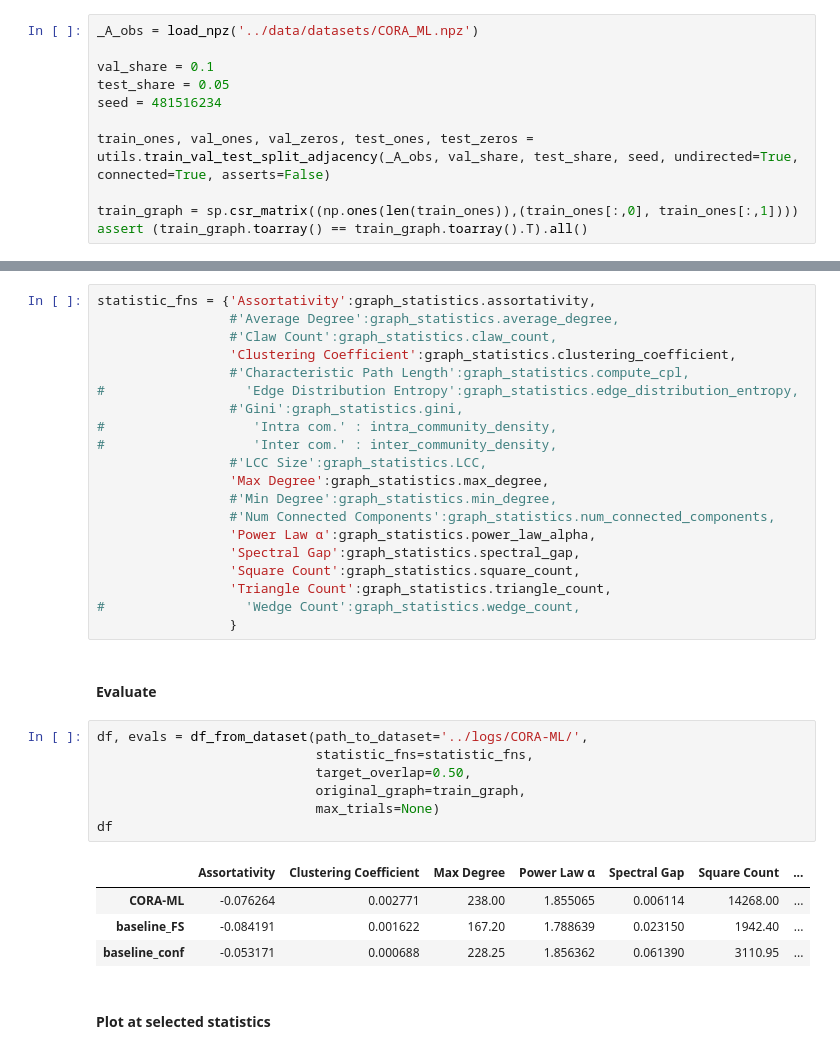
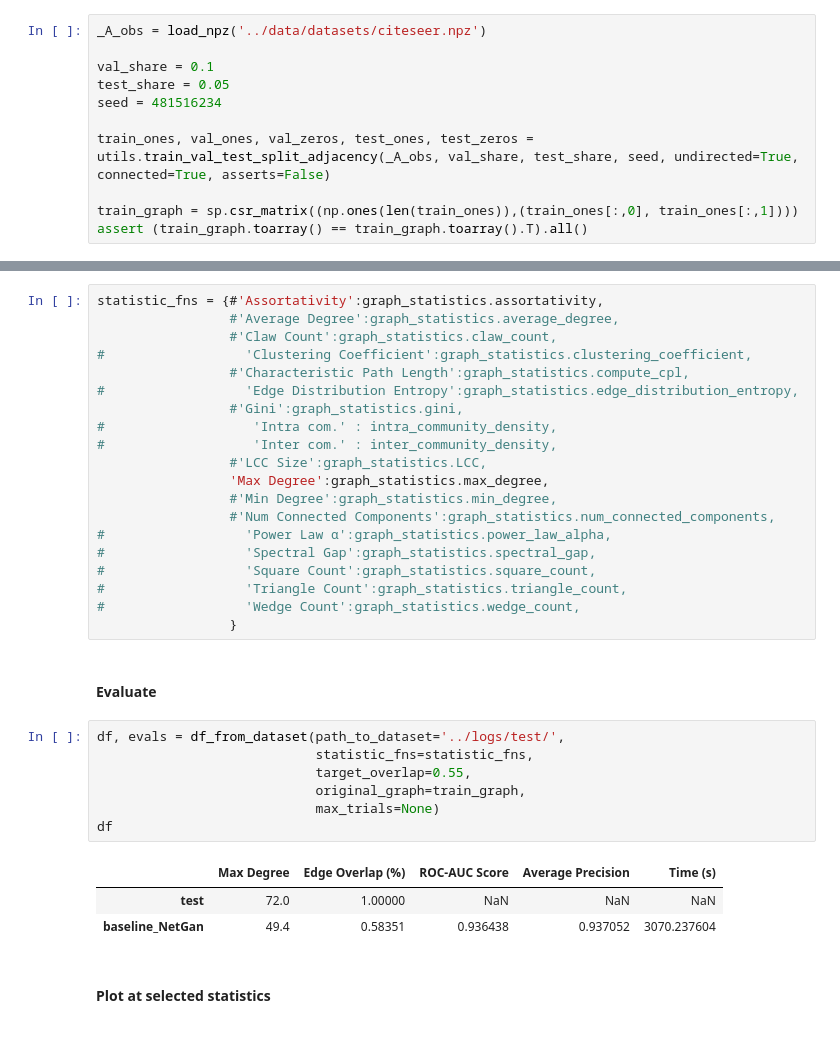
Before and after one commit to hheidrich/Net, a Jupyter notebook: exp/MainTableCORA-ML.ipynb, the cells around one changed output, grey strips where cells are left out. Saved outputs shown, nothing was run; the diff lists cells and outputs as text.

```diff
--- a/exp/MainTableCORA-ML.ipynb
+++ b/exp/MainTableCORA-ML.ipynb
@@ -14,7 +14,7 @@ from evaluation import (Evaluation, tabular_from_statistics, df_from_tabular, co
 # %% [markdown]
 #### True graph
 # %%
-_A_obs = load_npz('../data/datasets/CORA_ML.npz')
+_A_obs = load_npz('../data/datasets/citeseer.npz')
 
 val_share = 0.1
 test_share = 0.05
@@ -27,10 +27,10 @@ assert (train_graph.toarray() == train_graph.toarray().T).all()
 # %% [markdown]
 #### Statistic Functions
 # %%
-statistic_fns = {'Assortativity':graph_statistics.assortativity,
+statistic_fns = {#'Assortativity':graph_statistics.assortativity,
                  #'Average Degree':graph_statistics.average_degree,
                  #'Claw Count':graph_statistics.claw_count,
-                 'Clustering Coefficient':graph_statistics.clustering_coefficient,
+#                  'Clustering Coefficient':graph_statistics.clustering_coefficient,
                  #'Characteristic Path Length':graph_statistics.compute_cpl,
 #                  'Edge Distribution Entropy':graph_statistics.edge_distribution_entropy,
                  #'Gini':graph_statistics.gini,
@@ -40,26 +40,25 @@ statistic_fns = {'Assortativity':graph_statistics.assortativity,
                  'Max Degree':graph_statistics.max_degree,
                  #'Min Degree':graph_statistics.min_degree,
                  #'Num Connected Components':graph_statistics.num_connected_components,
-                 'Power Law α':graph_statistics.power_law_alpha,
-                 'Spectral Gap':graph_statistics.spectral_gap,
-                 'Square Count':graph_statistics.square_count,
-                 'Triangle Count':graph_statistics.triangle_count,
+#                  'Power Law α':graph_statistics.power_law_alpha,
+#                  'Spectral Gap':graph_statistics.spectral_gap,
+#                  'Square Count':graph_statistics.square_count,
+#                  'Triangle Count':graph_statistics.triangle_count,
 #                  'Wedge Count':graph_statistics.wedge_count,
                  }
 # %% [markdown]
 #### Evaluate
 # %%
-df, evals = df_from_dataset(path_to_dataset='../logs/CORA-ML/',
+df, evals = df_from_dataset(path_to_dataset='../logs/test/',
                             statistic_fns=statistic_fns,
-                            target_overlap=0.50,
+                            target_overlap=0.55,
                             original_graph=train_graph,
                             max_trials=None)
 df
 # %% [output]
-|  | Assortativity | Clustering Coefficient | Max Degree | Power Law α | Spectral Gap | Square Count | ... |
-| CORA-ML | -0.076264 | 0.002771 | 238.00 | 1.855065 | 0.006114 | 14268.00 | ... |
-| baseline_FS | -0.084191 | 0.001622 | 167.20 | 1.788639 | 0.023150 | 1942.40 | ... |
-| baseline_conf | -0.053171 | 0.000688 | 228.25 | 1.856362 | 0.061390 | 3110.95 | ... |
+|  | Max Degree | Edge Overlap (%) | ROC-AUC Score | Average Precision | Time (s) |
+| test | 72.0 | 1.00000 | NaN | NaN | NaN |
+| baseline_NetGan | 49.4 | 0.58351 | 0.936438 | 0.937052 | 3070.237604 |
 # %% [markdown]
 #### Plot at selected statistics
 # %%
```
Also changed, not shown: parts of 1 cell of this notebook, 2 other files.
